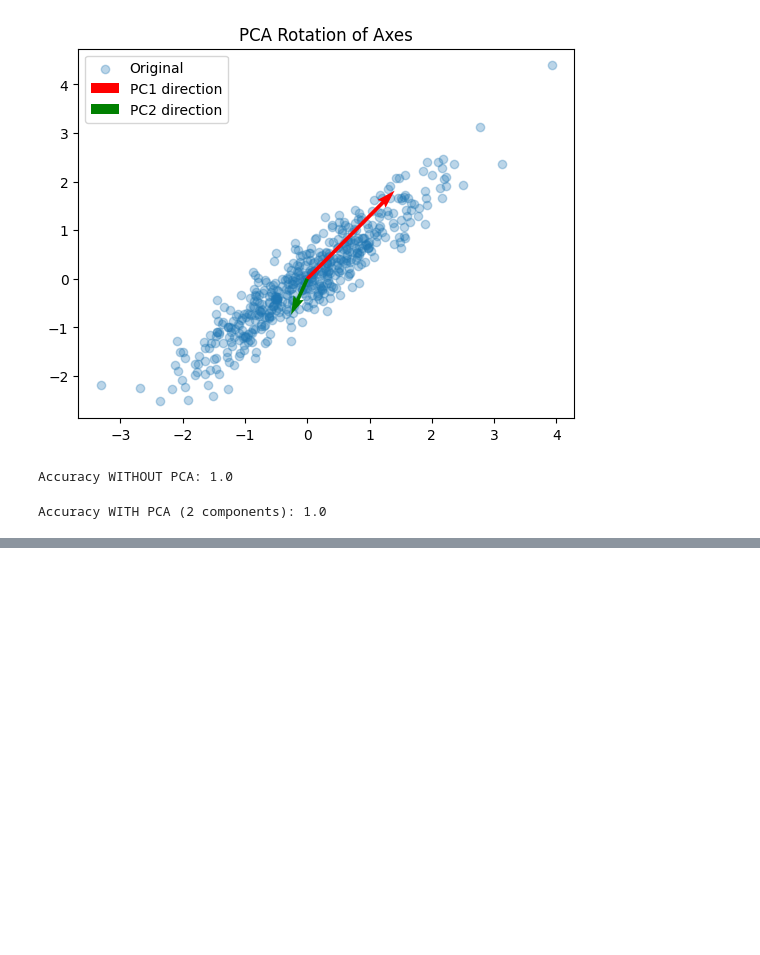
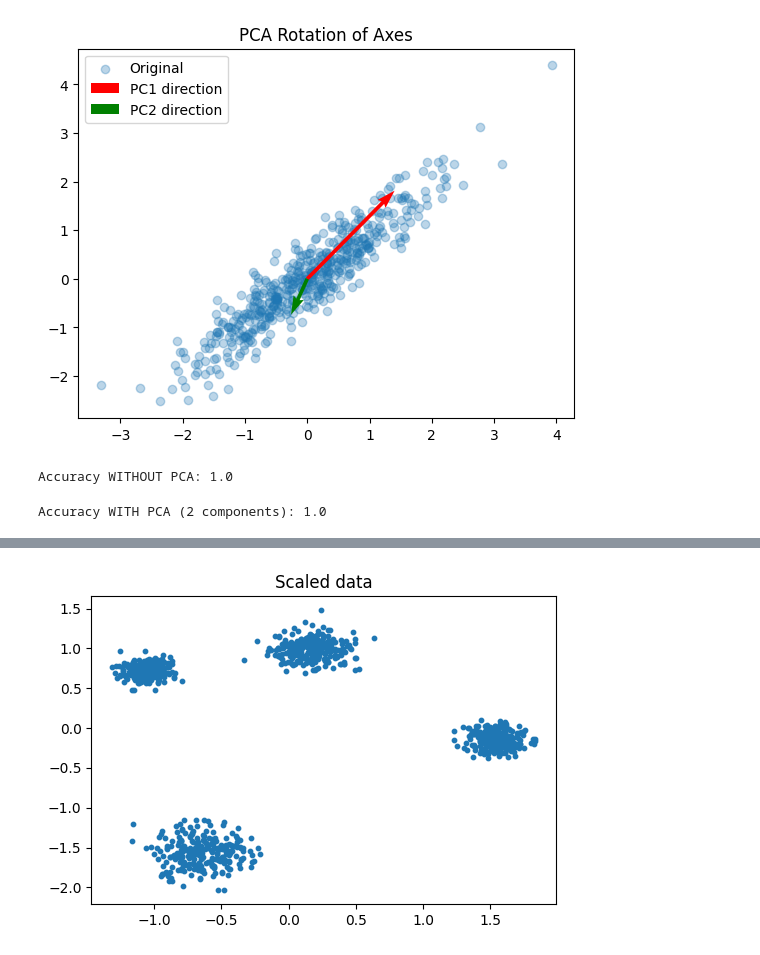
Before and after one commit to avikumart/DA-DS-Questions, a Jupyter notebook: ML_coding/Ml_coding_and_interviewn_practice.ipynb, the cells around one changed output, grey strips where cells are left out. Drawn from its saved outputs; the diff is of its cells as text; code cells hidden in the pictures; blank space fills up the shorter version.

Commit message:
Kmeans and cluster chart updated

```diff
--- a/ML_coding/Ml_coding_and_interviewn_practice.ipynb
+++ b/ML_coding/Ml_coding_and_interviewn_practice.ipynb
@@ -2264,0 +2267,14 @@ Accuracy WITH PCA (2 components): 1.0
+# %%
+import numpy as np
+import pandas as pd
+from sklearn.datasets import make_blobs
+from sklearn.preprocessing import StandardScaler
+from sklearn.cluster import KMeans, MiniBatchKMeans
+from sklearn.metrics import silhouette_score, davies_bouldin_score, calinski_harabasz_score
+import matplotlib.pyplot as plt
+plt.rcParams['figure.figsize'] = (6,4)
+# %%
+# input x and y data for the kmeans
+X, y_true = make_blobs(n_samples=1000, centers=4, cluster_std=[0.8, 0.6, 1.0, 0.5], random_state=42)
+df = pd.DataFrame(X, columns=['x1','x2'])
+df
@@ -2264,0 +2295,5 @@ Accuracy WITH PCA (2 components): 1.0
+# %%
+# scale the dataset
+scaler = StandardScaler()
+X_scaled = scaler.fit_transform(df)
+X_scaled
@@ -2264,0 +2308,6 @@ Accuracy WITH PCA (2 components): 1.0
+# %%
+plt.scatter(X_scaled[:,0], X_scaled[:,1], s=10)
+plt.title("Scaled data")
+plt.show()
+# %% [output]
+[figure, added]
```
Also changed, not shown: parts of 12 cells of this notebook.
